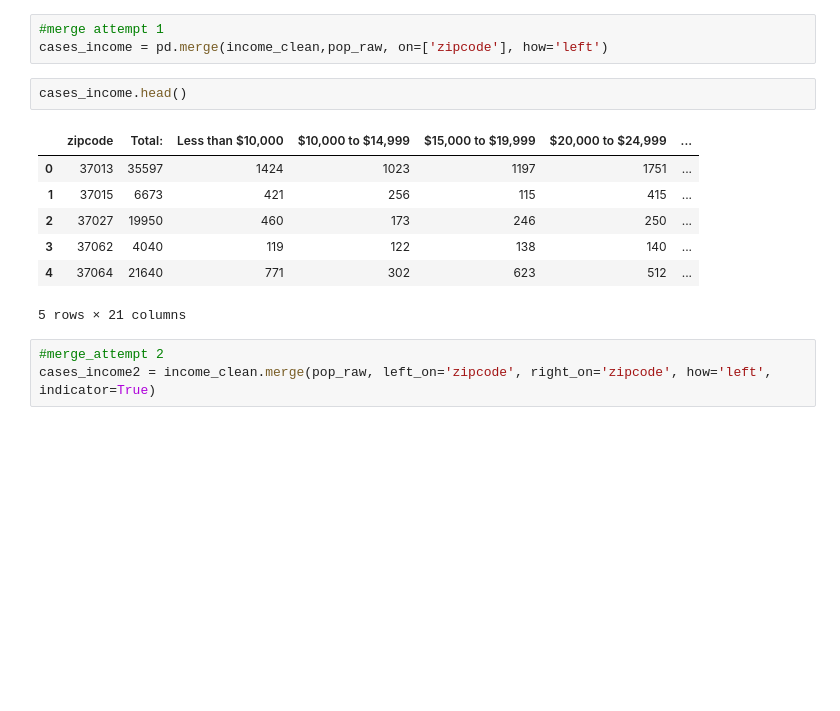
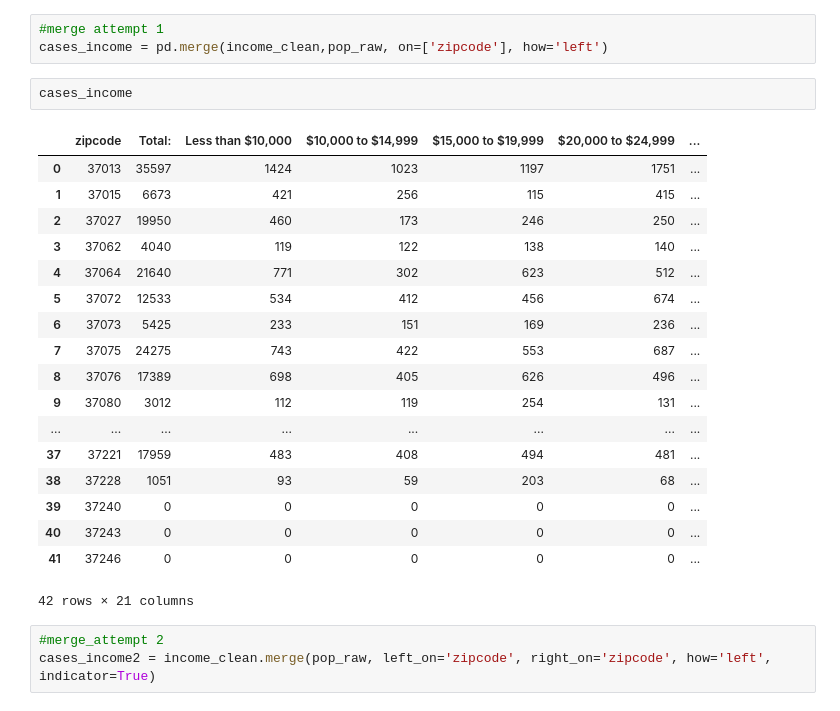
Before and after one commit to Chericehere/nash-covid-cases-vaccines-sky_cranes, a Jupyter notebook: notebooks/income_by_zip_geo.ipynb, the cells around one changed output. Cells and saved outputs as stored; diff of their text form; blank space fills up the shorter version.

```diff
--- a/notebooks/income_by_zip_geo.ipynb
+++ b/notebooks/income_by_zip_geo.ipynb
@@ -170,15 +171,26 @@ memory usage: 19.2+ KB
 #merge attempt 1
 cases_income = pd.merge(income_clean,pop_raw, on=['zipcode'], how='left')
 # %%
-cases_income.head()
+cases_income
 # %% [output]
 |  | zipcode | Total: | Less than $10,000 | $10,000 to $14,999 | $15,000 to $19,999 | $20,000 to $24,999 | ... |
 | 0 | 37013 | 35597 | 1424 | 1023 | 1197 | 1751 | ... |
 | 1 | 37015 | 6673 | 421 | 256 | 115 | 415 | ... |
 | 2 | 37027 | 19950 | 460 | 173 | 246 | 250 | ... |
 | 3 | 37062 | 4040 | 119 | 122 | 138 | 140 | ... |
 | 4 | 37064 | 21640 | 771 | 302 | 623 | 512 | ... |
+| 5 | 37072 | 12533 | 534 | 412 | 456 | 674 | ... |
+| 6 | 37073 | 5425 | 233 | 151 | 169 | 236 | ... |
+| 7 | 37075 | 24275 | 743 | 422 | 553 | 687 | ... |
+| 8 | 37076 | 17389 | 698 | 405 | 626 | 496 | ... |
+| 9 | 37080 | 3012 | 112 | 119 | 254 | 131 | ... |
+| ... | ... | ... | ... | ... | ... | ... | ... |
+| 37 | 37221 | 17959 | 483 | 408 | 494 | 481 | ... |
+| 38 | 37228 | 1051 | 93 | 59 | 203 | 68 | ... |
+| 39 | 37240 | 0 | 0 | 0 | 0 | 0 | ... |
+| 40 | 37243 | 0 | 0 | 0 | 0 | 0 | ... |
+| 41 | 37246 | 0 | 0 | 0 | 0 | 0 | ... |
-5 rows × 21 columns
+42 rows × 21 columns
 # %%
 #merge_attempt 2
 cases_income2 = income_clean.merge(pop_raw, left_on='zipcode', right_on='zipcode', how='left', indicator=True)
```
Also changed, not shown: parts of 1 cell of this notebook.
